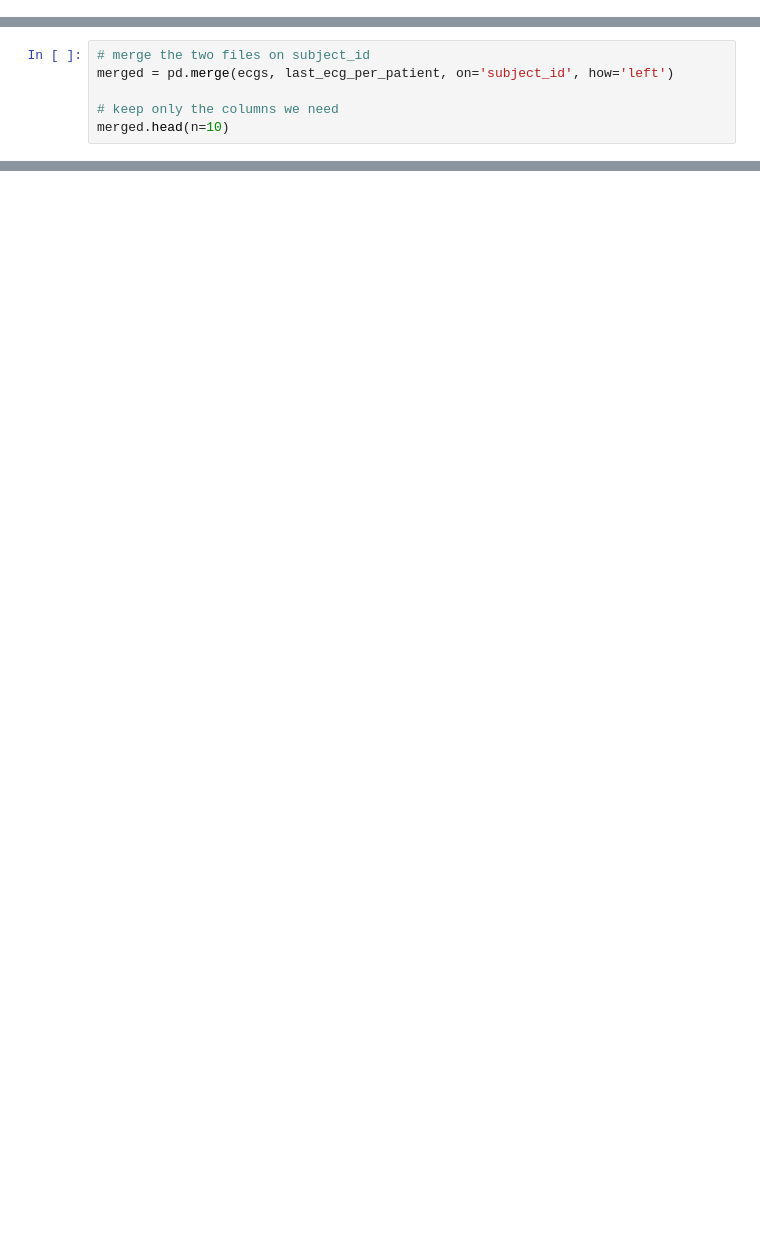
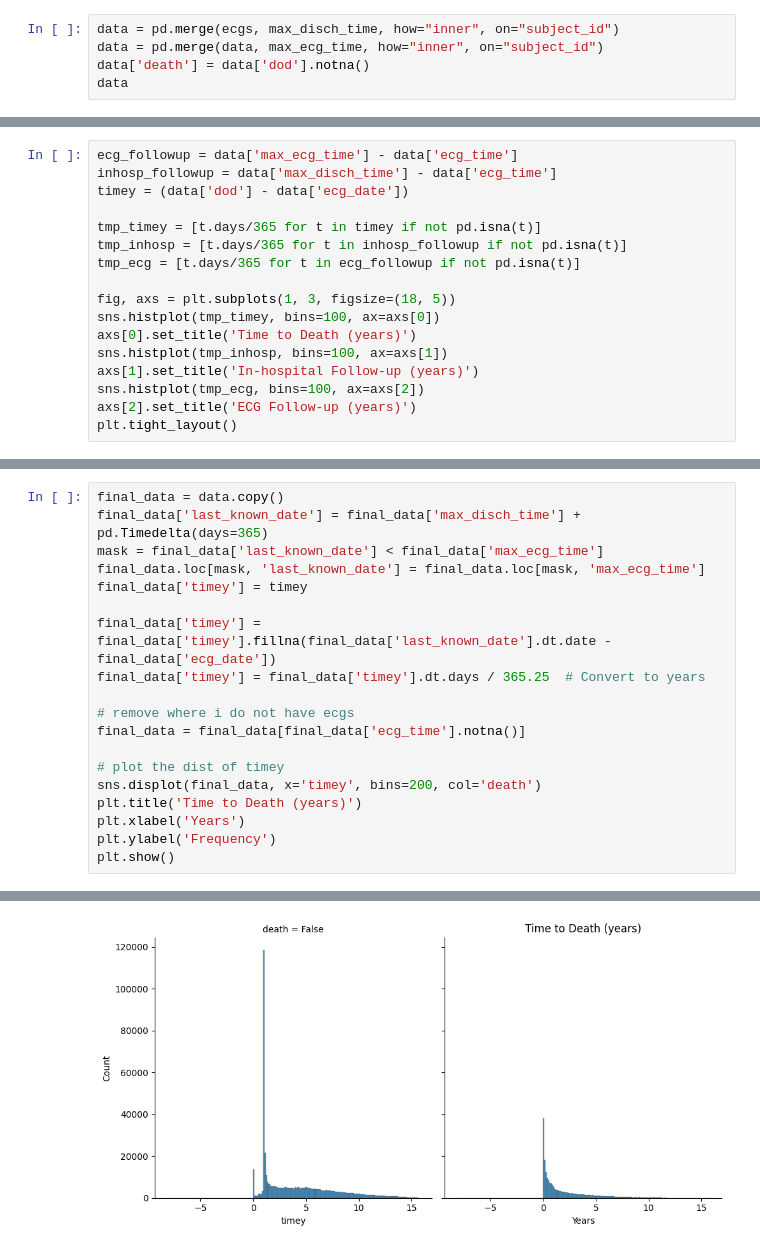
Before and after one commit to Lobster1911/bench-xecg-indian-benchmark, a Jupyter notebook: mortality.ipynb, the cells around one changed output, grey strips where cells are left out. Drawn from its saved outputs; the diff is of its cells as text; blank space fills up the shorter version.

```diff
--- a/mortality.ipynb
+++ b/mortality.ipynb
@@ -72,0 +198,5 @@ last_ecg_per_patient.head(n=5)
+# %%
+data = pd.merge(ecgs, max_disch_time, how="inner", on="subject_id")
+data = pd.merge(data, max_ecg_time, how="inner", on="subject_id")
+data['death'] = data['dod'].notna()
+data
@@ -72,0 +217,17 @@ last_ecg_per_patient.head(n=5)
+# %%
+ecg_followup = data['max_ecg_time'] - data['ecg_time']
+inhosp_followup = data['max_disch_time'] - data['ecg_time']
+timey = (data['dod'] - data['ecg_date'])
+
+tmp_timey = [t.days/365 for t in timey if not pd.isna(t)]
+tmp_inhosp = [t.days/365 for t in inhosp_followup if not pd.isna(t)]
+tmp_ecg = [t.days/365 for t in ecg_followup if not pd.isna(t)]
+
+fig, axs = plt.subplots(1, 3, figsize=(18, 5))
+sns.histplot(tmp_timey, bins=100, ax=axs[0])
+axs[0].set_title('Time to Death (years)')
+sns.histplot(tmp_inhosp, bins=100, ax=axs[1])
+axs[1].set_title('In-hospital Follow-up (years)')
+sns.histplot(tmp_ecg, bins=100, ax=axs[2])
+axs[2].set_title('ECG Follow-up (years)')
+plt.tight_layout()
@@ -73,7 +236,20 @@ last_ecg_per_patient.head(n=5)
 # %%
-# merge the two files on subject_id
-merged = pd.merge(ecgs, last_ecg_per_patient, on='subject_id', how='left')
+final_data = data.copy()
+final_data['last_known_date'] = final_data['max_disch_time'] + pd.Timedelta(days=365)
+mask = final_data['last_known_date'] < final_data['max_ecg_time']
+final_data.loc[mask, 'last_known_date'] = final_data.loc[mask, 'max_ecg_time']
+final_data['timey'] = timey
 
-# keep only the columns we need
-merged.head(n=10)
+final_data['timey'] = final_data['timey'].fillna(final_data['last_known_date'].dt.date - final_data['ecg_date'])
+final_data['timey'] = final_data['timey'].dt.days / 365.25  # Convert to years
+
+# remove where i do not have ecgs
+final_data = final_data[final_data['ecg_time'].notna()]
+
+# plot the dist of timey
+sns.displot(final_data, x='timey', bins=200, col='death')
+plt.title('Time to Death (years)')
+plt.xlabel('Years')
+plt.ylabel('Frequency')
+plt.show()
 # %% [output]
@@ -90,0 +256 @@ merged.head(n=10)
+[figure, added]
```
Also changed, not shown: parts of 27 cells of this notebook, 2 other files.
